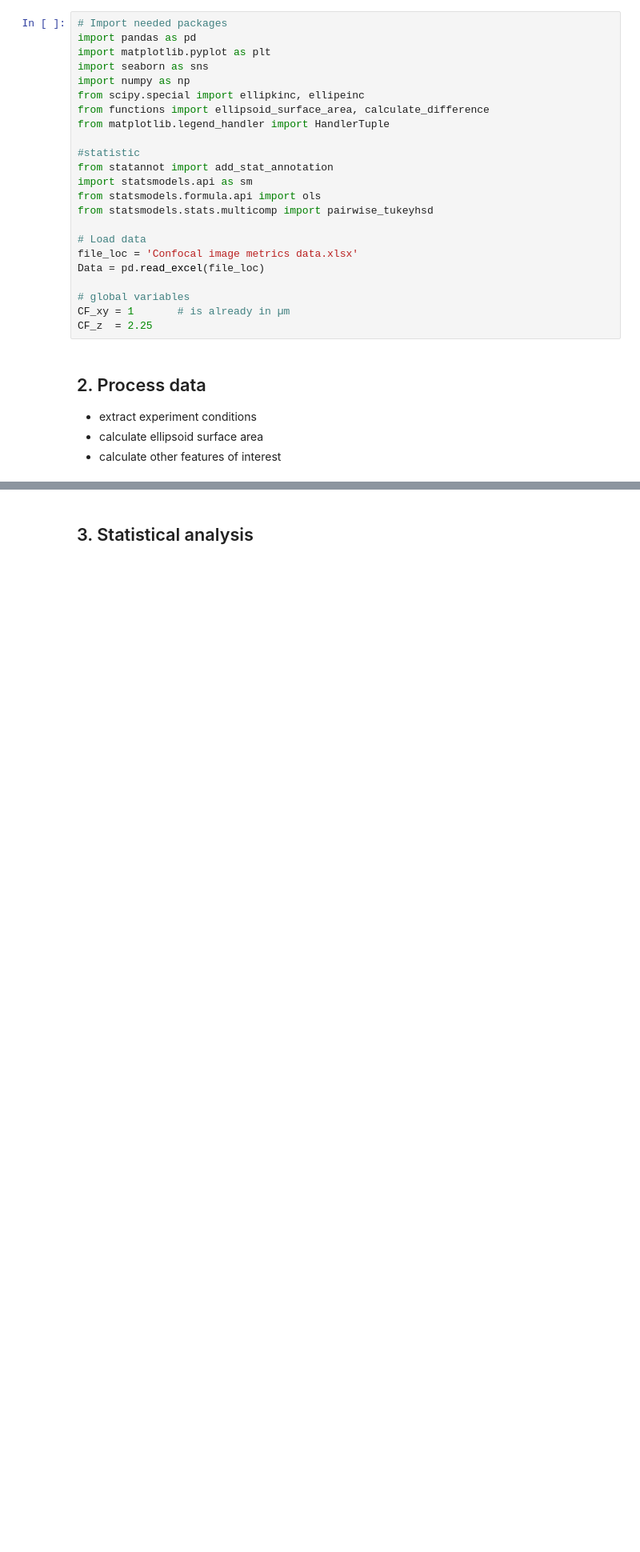
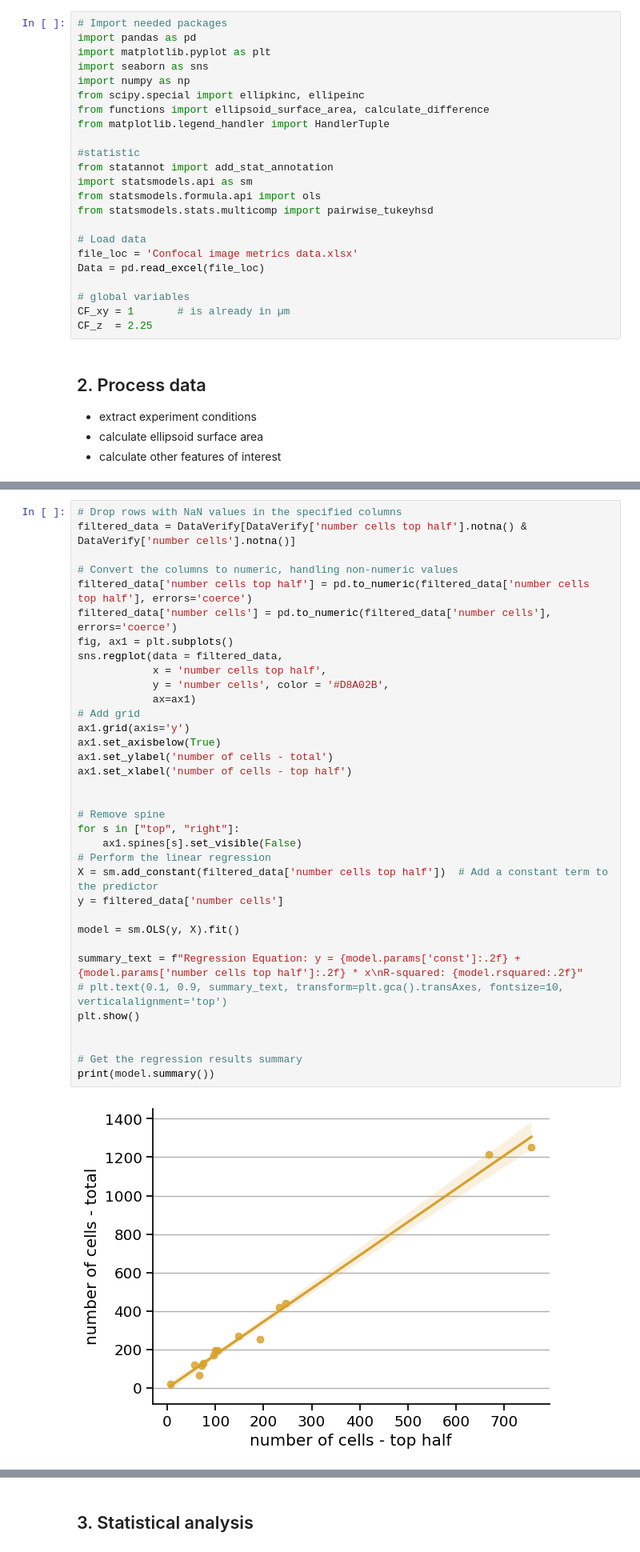
Before and after one commit to DaRoemer/OrganoCellQuant, a Jupyter notebook: Cell_count_analysis.ipynb, the cells around one changed output, grey strips where cells are left out. Shown: that part at 80% size. Drawn from its saved outputs; the diff is of its cells as text; blank space fills up the shorter version.

```diff
--- a/Cell_count_analysis.ipynb
+++ b/Cell_count_analysis.ipynb
@@ -74,0 +75,37 @@ DataTrusted.head(5)
+# %%
+# Drop rows with NaN values in the specified columns
+filtered_data = DataVerify[DataVerify['number cells top half'].notna() & DataVerify['number cells'].notna()]
+
+# Convert the columns to numeric, handling non-numeric values
+filtered_data['number cells top half'] = pd.to_numeric(filtered_data['number cells top half'], errors='coerce')
+filtered_data['number cells'] = pd.to_numeric(filtered_data['number cells'], errors='coerce')
+fig, ax1 = plt.subplots()
+sns.regplot(data = filtered_data,
+            x = 'number cells top half',
+            y = 'number cells', color = '#D8A02B',
+            ax=ax1)
+# Add grid
+ax1.grid(axis='y')
+ax1.set_axisbelow(True)
+ax1.set_ylabel('number of cells - total')
+ax1.set_xlabel('number of cells - top half')
+
+
+# Remove spine
+for s in ["top", "right"]:
+    ax1.spines[s].set_visible(False)
+# Perform the linear regression
+X = sm.add_constant(filtered_data['number cells top half'])  # Add a constant term to the predictor
+y = filtered_data['number cells']
+
+model = sm.OLS(y, X).fit()
+
+summary_text = f"Regression Equation: y = {model.params['const']:.2f} + {model.params['number cells top half']:.2f} * x\nR-squared: {model.rsquared:.2f}"
+# plt.text(0.1, 0.9, summary_text, transform=plt.gca().transAxes, fontsize=10, verticalalignment='top')
+plt.show()
+
+
+# Get the regression results summary
+print(model.summary())
+# %% [output]
+[figure, added]
```
Also changed, not shown: parts of 8 cells of this notebook.
